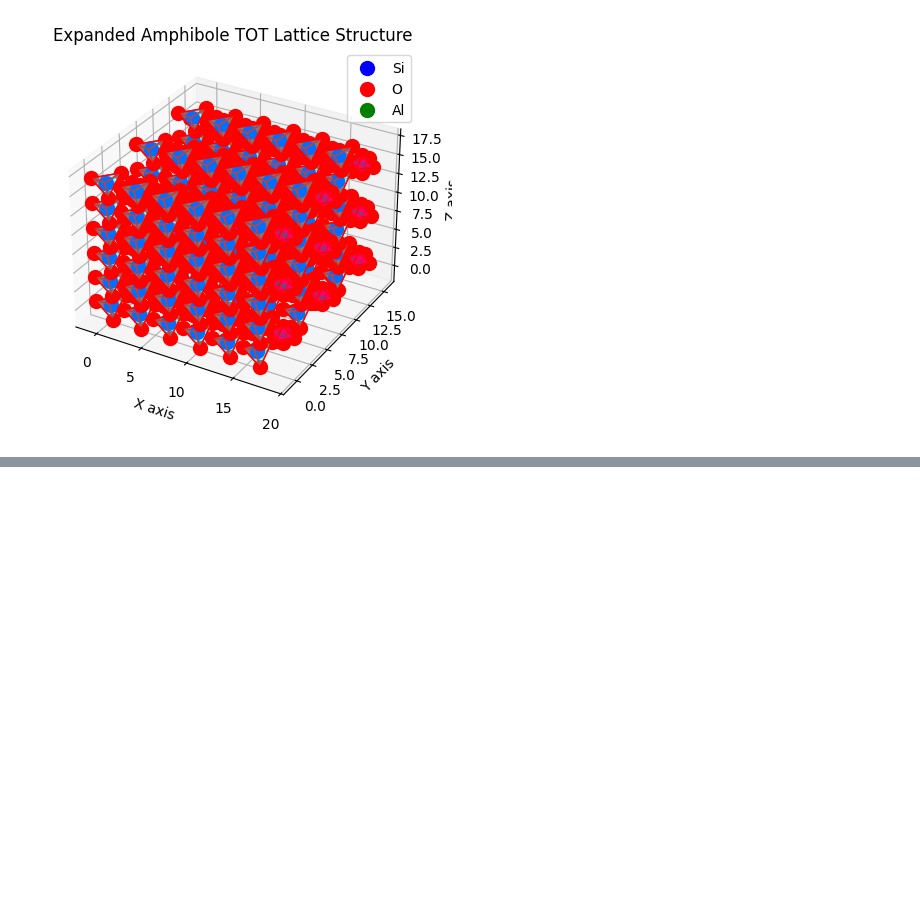
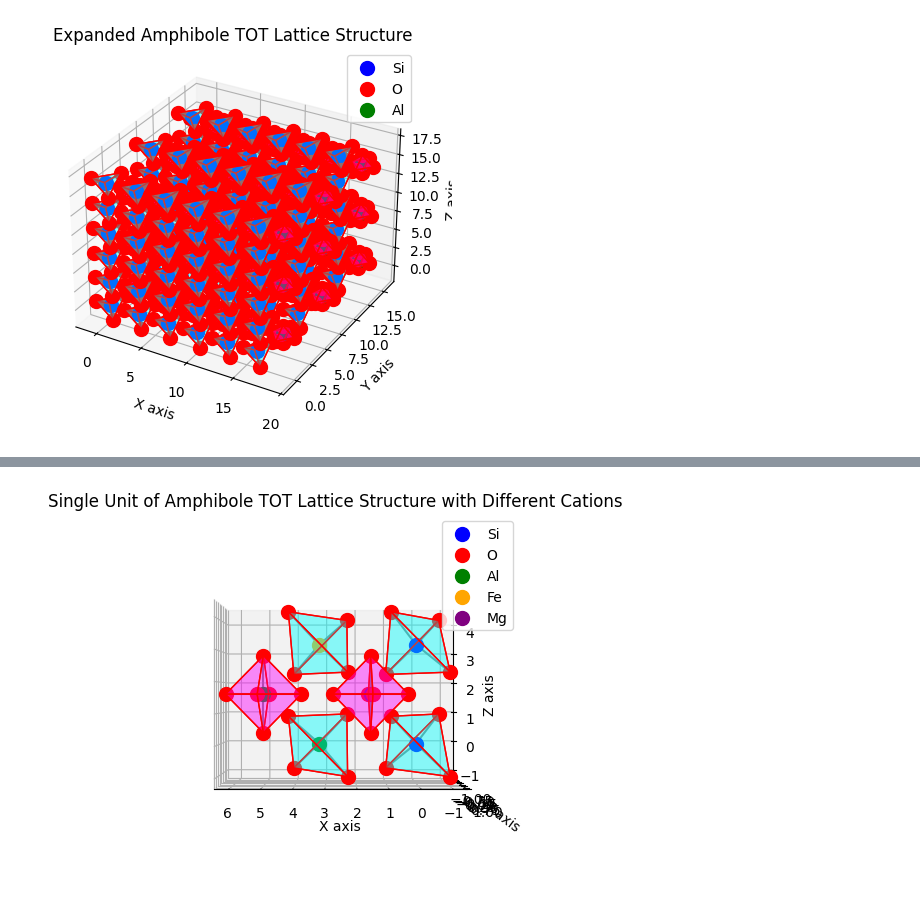
Before and after one commit to s-tomas/Petrology, a Jupyter notebook: Crystallography/Amphibole/amph_lattice.ipynb, the cells around one changed output, grey strips where cells are left out. Drawn from its saved outputs; the diff is of its cells as text; code cells hidden in the pictures; blank space fills up the shorter version.

```diff
--- a/Crystallography/Amphibole/amph_lattice.ipynb
+++ b/Crystallography/Amphibole/amph_lattice.ipynb
@@ -394,0 +395,89 @@ plot_TOT_lattice()
+# %%
+import numpy as np
+import matplotlib.pyplot as plt
+from mpl_toolkits.mplot3d.art3d import Poly3DCollection
+
+def create_tetrahedron(center, bond_length, cation='Si'):
+    O_atoms = bond_length * np.array([
+        [1, 1, 1],
+        [-1, -1, 1],
+        [-1, 1, -1],
+        [1, -1, -1]
+    ]) / np.sqrt(3) + center
+    return center, O_atoms, cation
+
+def create_octahedron(center, bond_length, cation='Al'):
+    O_atoms = bond_length * np.array([
+        [1, 0, 0],
+        [-1, 0, 0],
+        [0, 1, 0],
+        [0, -1, 0],
+        [0, 0, 1],
+        [0, 0, -1]
+    ]) / np.sqrt(2) + center
+    return center, O_atoms, cation
+
+def plot_tetrahedron(ax, center, O_atoms, cation):
+    cation_colors = {'Si': 'blue', 'Al': 'green', 'Fe': 'orange'}  # Add other cations as needed
+    ax.scatter(*center, color=cation_colors.get(cation, 'blue'), s=100, label=cation if cation not in ax.get_legend_handles_labels()[1] else "")
+    for atom in O_atoms:
+        ax.scatter(*atom, color='red', s=100, label='O' if 'O' not in ax.get_legend_handles_labels()[1] else "")
+        ax.plot([center[0], atom[0]], [center[1], atom[1]], [center[2], atom[2]], color='gray')
+    verts = [[O_atoms[0], O_atoms[1], O_atoms[2]], [O_atoms[0], O_atoms[1], O_atoms[3]], [O_atoms[0], O_atoms[2], O_atoms[3]], [O_atoms[1], O_atoms[2], O_atoms[3]]]
+    ax.add_collection3d(Poly3DCollection(verts, facecolors='cyan', linewidths=1, edgecolors='r', alpha=0.25))
+
+def plot_octahedron(ax, center, O_atoms, cation):
+    cation_colors = {'Al': 'green', 'Mg': 'purple', 'Fe': 'orange'}  # Add other cations as needed
+    ax.scatter(*center, color=cation_colors.get(cation, 'green'), s=100, label=cation if cation not in ax.get_legend_handles_labels()[1] else "")
+    for atom in O_atoms:
+        ax.scatter(*atom, color='red', s=100, label='O' if 'O' not in ax.get_legend_handles_labels()[1] else "")
+        ax.plot([center[0], atom[0]], [center[1], atom[1]], [center[2], atom[2]], color='gray')
+    verts = [
+        [O_atoms[0], O_atoms[2], O_atoms[4]], [O_atoms[0], O_atoms[2], O_atoms[5]], [O_atoms[0], O_atoms[3], O_atoms[4]], [O_atoms[0], O_atoms[3], O_atoms[5]],
+        [O_atoms[1], O_atoms[2], O_atoms[4]], [O_atoms[1], O_atoms[2], O_atoms[5]], [O_atoms[1], O_atoms[3], O_atoms[4]], [O_atoms[1], O_atoms[3], O_atoms[5]]
+    ]
+    ax.add_collection3d(Poly3DCollection(verts, facecolors='magenta', linewidths=1, edgecolors='r', alpha=0.25))
+
+def plot_TOT_lattice():
+    fig = plt.figure()
+    ax = fig.add_subplot(111, projection='3d')
+    bond_length = 1.61
+
+    # Define positions and cations for tetrahedra and octahedra in the unit cell
+    tetra_data = [
+        {'center': np.array([0, 0, 0]), 'cation': 'Si'},
+        {'center': np.array([0, 0, 2 * bond_length]), 'cation': 'Si'},
+        {'center': np.array([2 * bond_length, 0, 0]), 'cation': 'Al'},
+        {'center': np.array([2 * bond_length, 0, 2 * bond_length]), 'cation': 'Fe'}
+    ]
+    octa_data = [
+        {'center': np.array([bond_length, bond_length, bond_length]), 'cation': 'Mg'},
+        {'center': np.array([3 * bond_length, bond_length, bond_length]), 'cation': 'Al'}
+    ]
+
+    # Plot tetrahedra
+    for data in tetra_data:
+        center, O_atoms, cation = create_tetrahedron(data['center'], bond_length, data['cation'])
+        plot_tetrahedron(ax, center, O_atoms, cation)
+
+    # Plot octahedra
+    for data in octa_data:
+        center, O_atoms, cation = create_octahedron(data['center'], bond_length, data['cation'])
+        plot_octahedron(ax, center, O_atoms, cation)
+
+    # Labels and title
+    ax.set_xlabel('X axis')
+    ax.set_ylabel('Y axis')
+    ax.set_zlabel('Z axis')
+    ax.set_title('Single Unit of Amphibole TOT Lattice Structure with Different Cations')
+
+    # Set view angle to look down the y-axis
+    ax.view_init(elev=0, azim=90)
+    ax.set_ylim([-1, 1])  # Centering around y = 0 to y = 1
+
+    plt.legend()
+    plt.show()
+
+plot_TOT_lattice()
+# %% [output]
+[figure, added]
```
Also changed, not shown: parts of 1 cell of this notebook.
